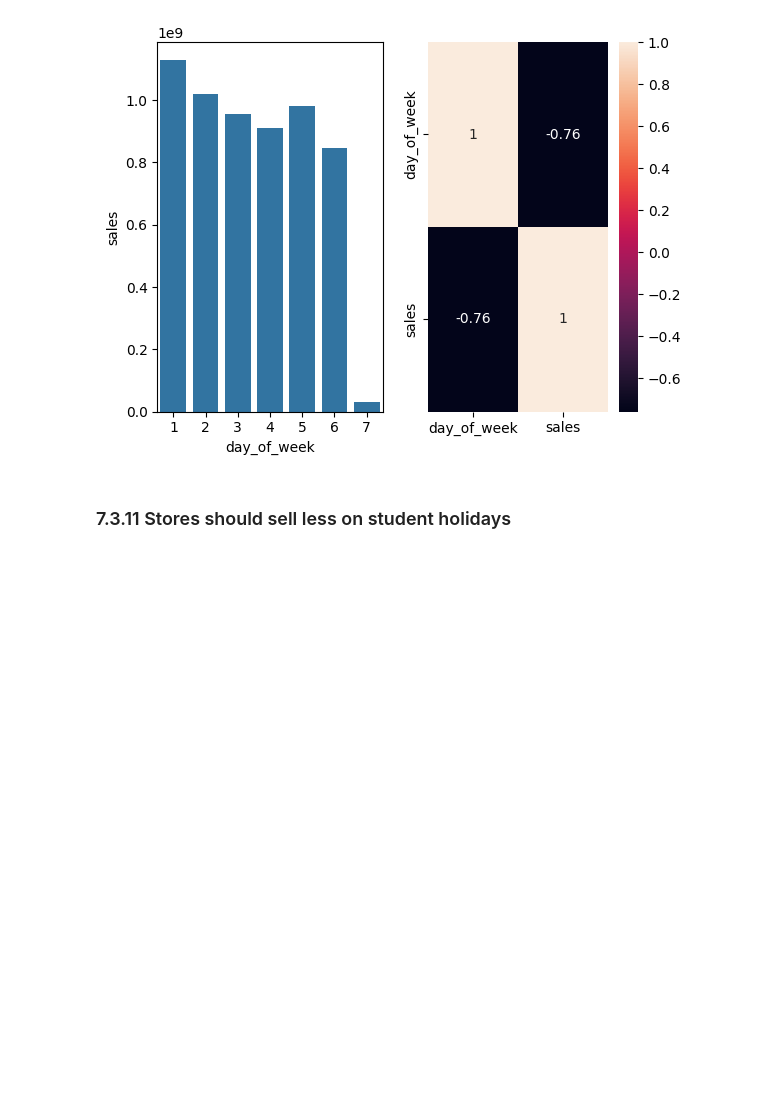
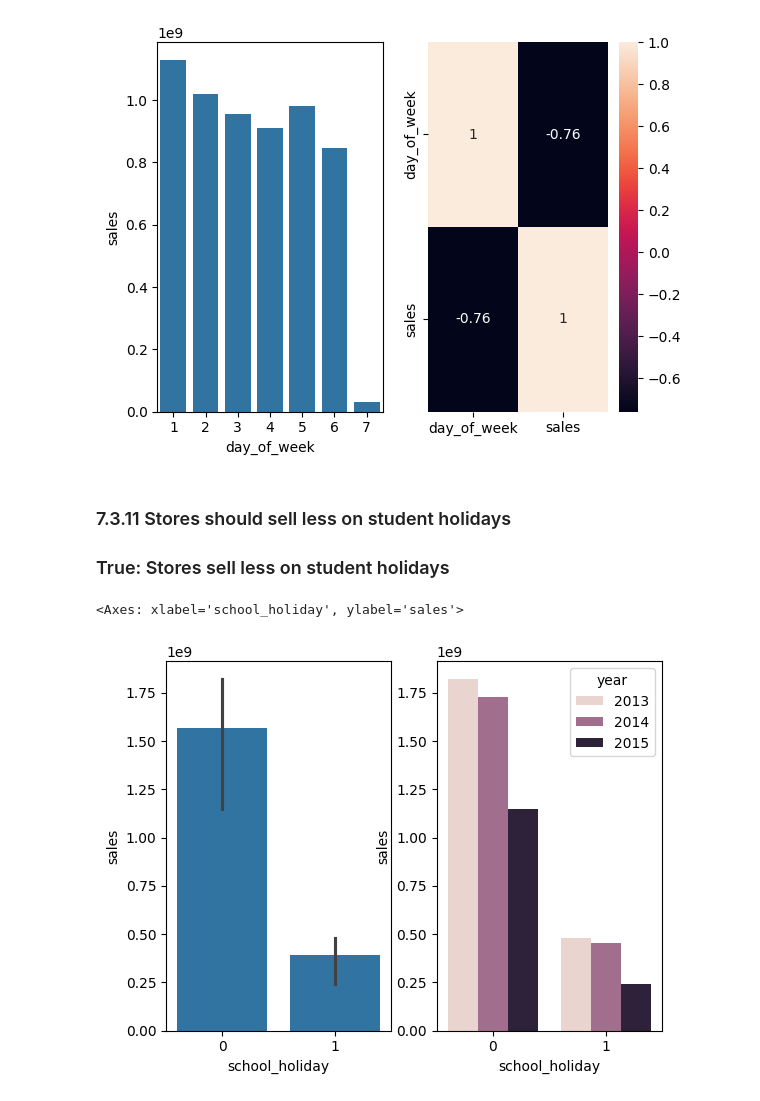
Before and after one commit to thalesluizbraga/eda_rossmann, a Jupyter notebook: eda_rossmann.ipynb, the cells around one changed output. Drawn from its saved outputs; the diff is of its cells as text; code cells hidden in the pictures; blank space fills up the shorter version.

```diff
--- a/eda_rossmann.ipynb
+++ b/eda_rossmann.ipynb
@@ -499,3 +513,16 @@ sns.heatmap(day_of_week_grouped.corr(method='pearson'), annot=True)
 [figure]
 # %% [markdown]
 ### 7.3.11 Stores should sell less on student holidays
+
+### True: Stores sell less on student holidays
+# %%
+school_holiday_grouped = df4[['school_holiday', 'sales', 'year']].groupby(['school_holiday','year']).sum().reset_index()
+
+plt.subplot(1,2,1)
+sns.barplot(x='school_holiday', y='sales', data=school_holiday_grouped)
+
+plt.subplot(1,2,2)
+sns.barplot(x='school_holiday', y='sales', hue='year', data=school_holiday_grouped)
+# %% [output]
+<Axes: xlabel='school_holiday', ylabel='sales'>
+[figure, added]
```
Also changed, not shown: parts of 7 cells of this notebook.
